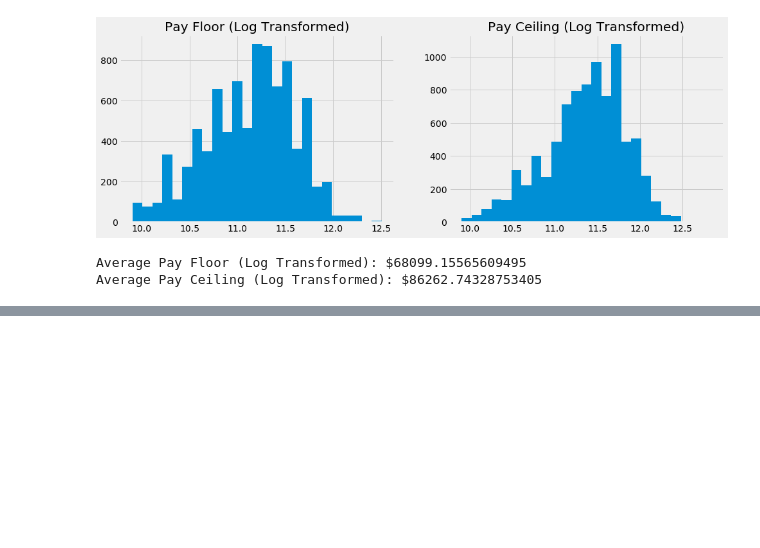
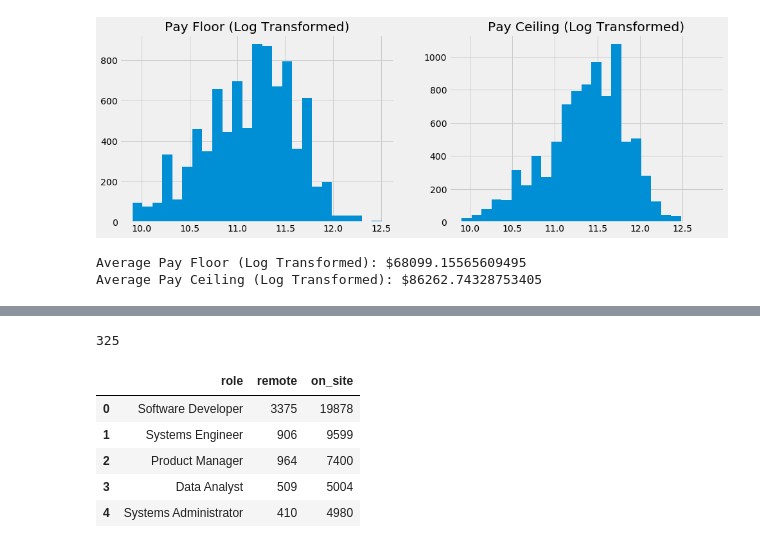
Before and after one commit to jose-marquez89/tech-job-landscape, a Jupyter notebook: python_scrape/jobs_explore.ipynb, the cells around one changed output, grey strips where cells are left out. Cells and saved outputs as stored; diff of their text form; code cells hidden in the pictures; blank space fills up the shorter version.

```diff
--- a/python_scrape/jobs_explore.ipynb
+++ b/python_scrape/jobs_explore.ipynb
@@ -344,0 +362,35 @@ Average Pay Ceiling (Log Transformed): $86262.74328753405
+# %%
+jobs[(jobs['predicted_role'] == 'UX Designer') &
+     (jobs['remote'] == 1)]['remote'].value_counts().sum()
+# %% [output]
+325
+# %%
+remote_jobs = {"role":[],
+                   "remote": [],
+                   "on_site": []}
+
+for r in top_ten_roles:
+    remote_jobs["role"].append(r)
+    remote_jobs["remote"].append(
+        jobs[
+          (jobs['predicted_role'] == r) &
+          (jobs['remote'] == 1)
+        ]['remote'].value_counts().sum()
+    )
+    remote_jobs["on_site"].append(
+        jobs[
+          (jobs['predicted_role'] == r) &
+          (jobs['remote'] == 0)
+        ]['remote'].value_counts().sum()
+    )
+
+remote_jobs = pd.DataFrame(remote_jobs)
+# %%
+remote_jobs.head()
+# %% [output]
+|  | role | remote | on_site |
+| 0 | Software Developer | 3375 | 19878 |
+| 1 | Systems Engineer | 906 | 9599 |
+| 2 | Product Manager | 964 | 7400 |
+| 3 | Data Analyst | 509 | 5004 |
+| 4 | Systems Administrator | 410 | 4980 |
```
Also changed, not shown: parts of 7 cells of this notebook.
